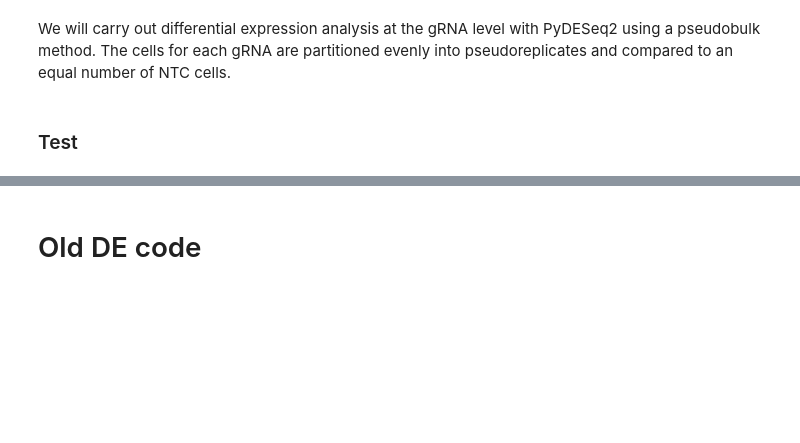
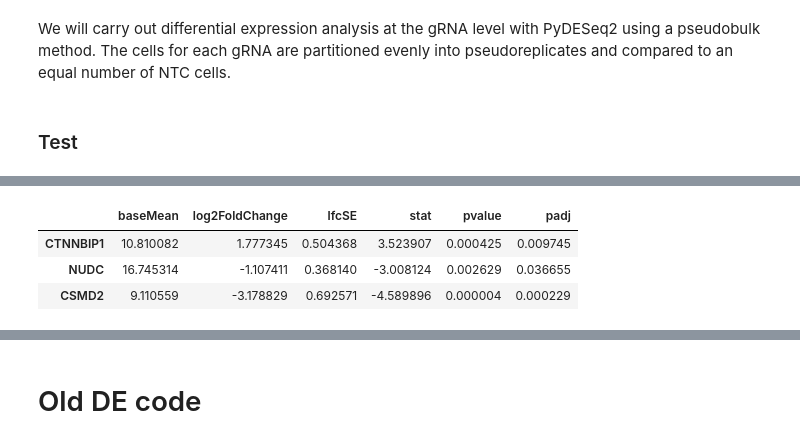
Before and after one commit to subramaniam-lab-ucsd/tf-project, a Jupyter notebook: tf_project_de_analysis_mde.ipynb, the cells around one changed output, grey strips where cells are left out. Drawn from its saved outputs; the diff is of its cells as text; code cells hidden in the pictures; blank space fills up the shorter version.

```diff
--- a/tf_project_de_analysis_mde.ipynb
+++ b/tf_project_de_analysis_mde.ipynb
@@ -647,0 +517,7 @@ ZBED6 has 0 DEGs
+# %%
+pipeline_de_results["POU5F1_1"].head(3)
+# %% [output]
+|  | baseMean | log2FoldChange | lfcSE | stat | pvalue | padj |
+| CTNNBIP1 | 10.810082 | 1.777345 | 0.504368 | 3.523907 | 0.000425 | 0.009745 |
+| NUDC | 16.745314 | -1.107411 | 0.368140 | -3.008124 | 0.002629 | 0.036655 |
+| CSMD2 | 9.110559 | -3.178829 | 0.692571 | -4.589896 | 0.000004 | 0.000229 |
```
Also changed, not shown: parts of 60 cells of this notebook.
